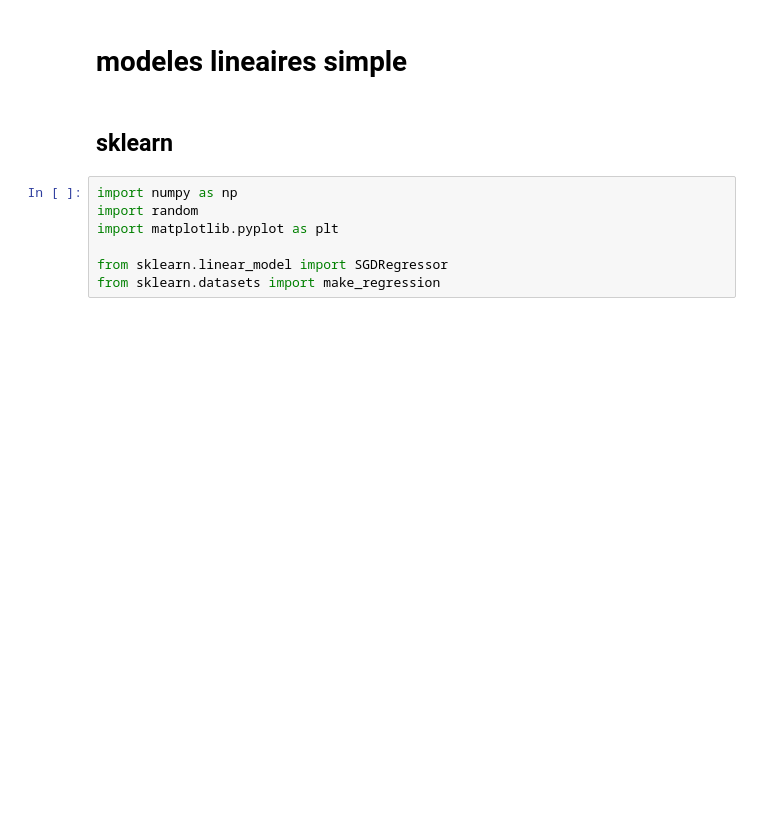
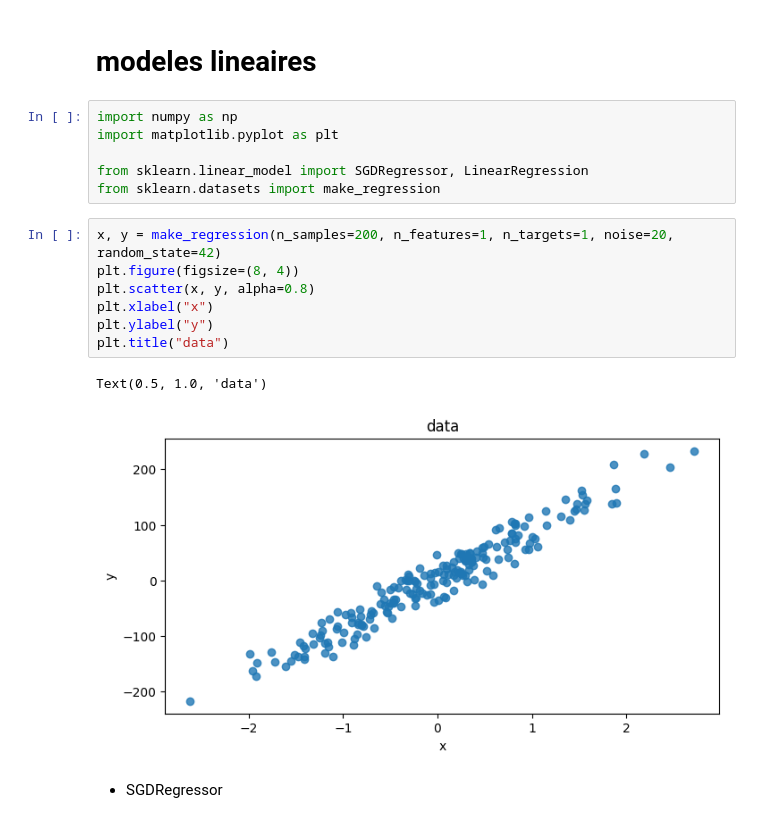
Before and after one commit to niangfniang/machine_learning, a Jupyter notebook: modeles_lineaires.ipynb, the cells around one changed output. Cells and saved outputs as stored; diff of their text form; blank space fills up the shorter version.

Commit message:
SGD and Linear regressor

```diff
--- a/modeles_lineaires.ipynb
+++ b/modeles_lineaires.ipynb
@@ -1,11 +1,20 @@
 # %% [markdown]
-# modeles lineaires simple
+# modeles lineaires
+# %%
+import numpy as np
+import matplotlib.pyplot as plt
+
+from sklearn.linear_model import SGDRegressor, LinearRegression
+from sklearn.datasets import make_regression
+# %%
+x, y = make_regression(n_samples=200, n_features=1, n_targets=1, noise=20, random_state=42)
+plt.figure(figsize=(8, 4))
+plt.scatter(x, y, alpha=0.8)
+plt.xlabel("x")
+plt.ylabel("y")
+plt.title("data")
+# %% [output]
+Text(0.5, 1.0, 'data')
+[figure, added]
 # %% [markdown]
-## sklearn
+* SGDRegressor
-# %%
-import numpy as np
-import random
-import matplotlib.pyplot as plt
-
-from sklearn.linear_model import SGDRegressor
-from sklearn.datasets import make_regression
```
Also changed, not shown: parts of 43 cells of this notebook.
